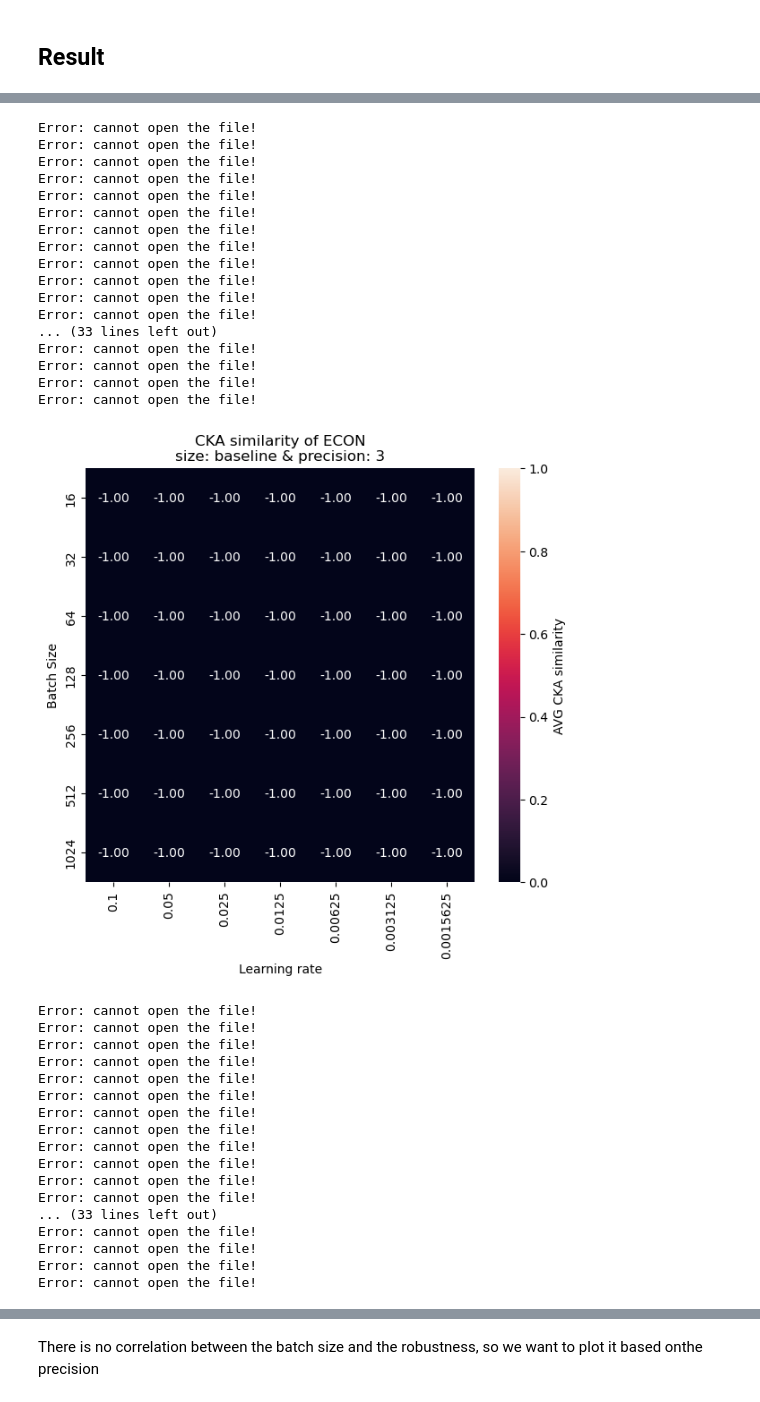
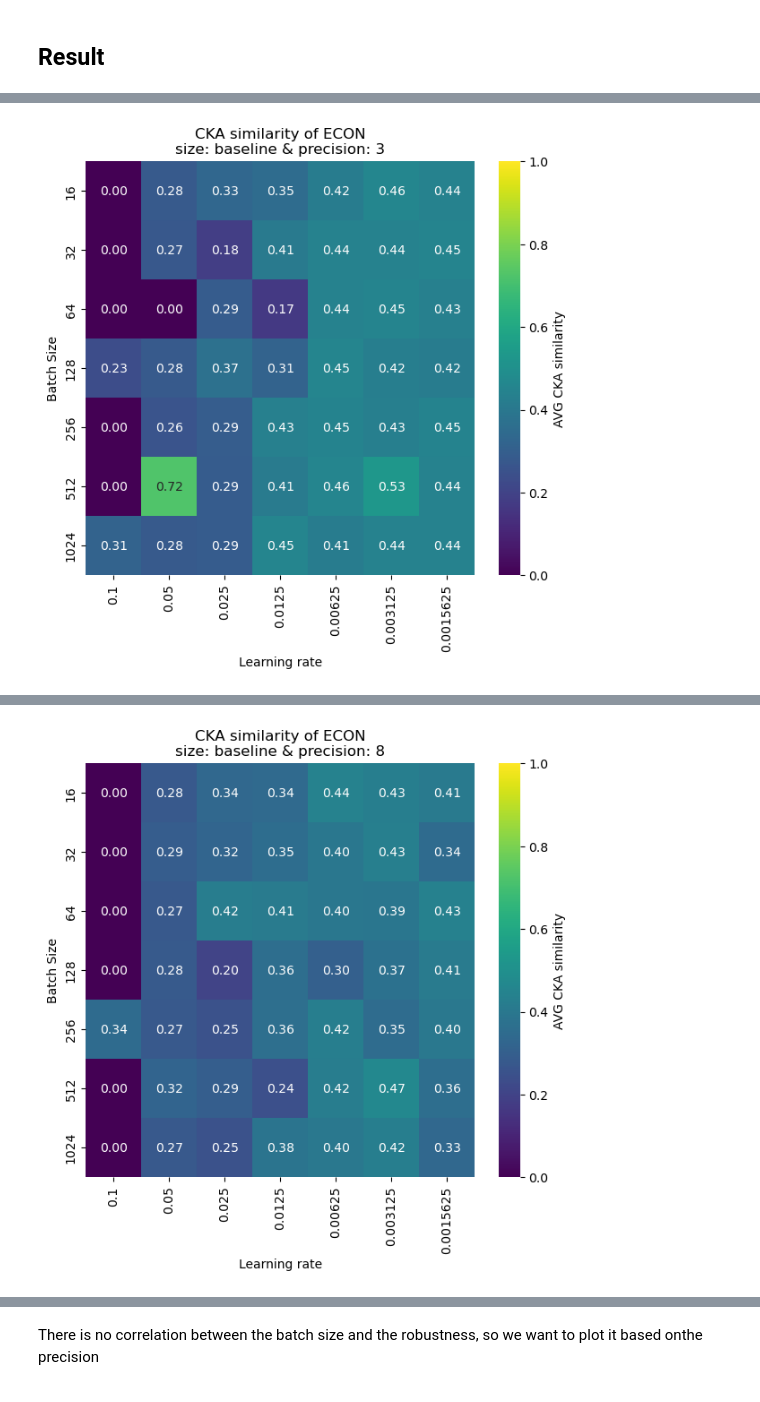
Before and after one commit to Vis4SciML/loss_landscape_taxonomy, a Jupyter notebook: workspace/notebooks/CKA_analysis.ipynb, the cells around one changed output, grey strips where cells are left out. Saved outputs shown, nothing was run; the diff lists cells and outputs as text; code cells hidden in the pictures.

```diff
--- a/workspace/notebooks/CKA_analysis.ipynb
+++ b/workspace/notebooks/CKA_analysis.ipynb
@@ -67,14 +56,14 @@ def plot_2d_heatmap(values,
 
 def read_file(file_path, name='CKA_similarity'):
 
-    file_path = os.join(file_path, f'{name}.pkl')
+    file_path = os.path.join(file_path, f'{name}.pkl')
 
     try:
         with open(file_path, 'rb') as f:
             result = pickle.load(f)
-        return result
+        return result[name]
     except FileNotFoundError:
-        print("File not found.")
+        print(f"File not found. ({file_path})")
     except Exception as e:
         print("Error occurred:", e)
 # %%
@@ -134,22 +95,7 @@ for p in precisions:
                 result = read_file(path)
                 avg_cka = result['CKA_similarity']
             except:
-                print(f"Error: cannot open the file! {}")
-
-            # get the metric
-            # cka = get_cka_per_model(bs,
-            #                         lr,
-            #                         p,
-            #                         size,
-            #                         cka_dataloader,
-            #                         ECON_layers,
-            #                         max_batches=cka_batch_num)
-
-            # # load the results
-            # avg_cka = -1
-            # if cka.load_from_file(path):
-            #     avg_cka = cka.results['CKA_similarity']
-
+                print("Error: cannot open the file!")
 
             # build the heatmap
             CKA_matrix[x, y] = avg_cka
@@ -162,7 +108,6 @@ for p in precisions:
                 'learning_rate': str(lr),
             })
 
-
     CKA_matrix = pd.DataFrame(CKA_matrix,
                               index=batch_sizes,
                               columns=learning_rates)
@@ -173,5 +118,5 @@ for p in precisions:
                     'Learning rate',
                     'Batch Size',
                     'AVG CKA similarity',
-                    cmap='rocket')
+                    cmap='viridis')
 # %% [output]
@@ -196,35 +124 @@ Error: cannot open the file!
-Error: cannot open the file!
-Error: cannot open the file!
-Error: cannot open the file!
-Error: cannot open the file!
-Error: cannot open the file!
-Error: cannot open the file!
-Error: cannot open the file!
-Error: cannot open the file!
-Error: cannot open the file!
-Error: cannot open the file!
-Error: cannot open the file!
-Error: cannot open the file!
-... (33 lines left out)
-Error: cannot open the file!
-Error: cannot open the file!
-Error: cannot open the file!
-Error: cannot open the file!
-[figure, old version]
+[figure, new version]
-Error: cannot open the file!
-Error: cannot open the file!
-Error: cannot open the file!
-Error: cannot open the file!
-Error: cannot open the file!
-Error: cannot open the file!
-Error: cannot open the file!
-Error: cannot open the file!
-Error: cannot open the file!
-Error: cannot open the file!
-Error: cannot open the file!
-Error: cannot open the file!
-... (33 lines left out)
-Error: cannot open the file!
-Error: cannot open the file!
-Error: cannot open the file!
-Error: cannot open the file!
@@ -286,0 +129 @@ Error: cannot open the file!
+[figure, added]
```
Also changed, not shown: parts of 12 cells of this notebook, 15 other files.
